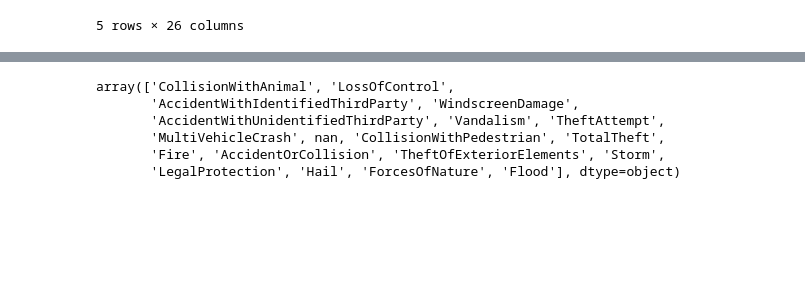
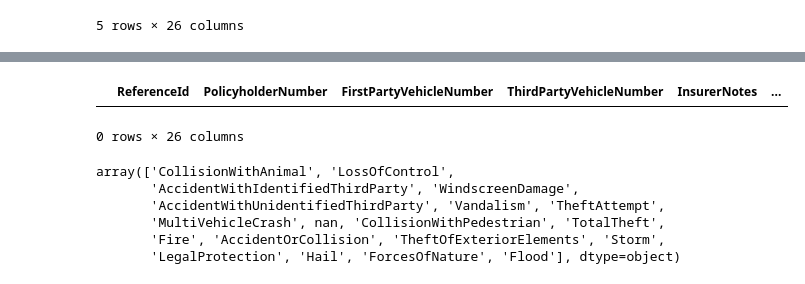
Before and after one commit to jill-data/DL-Insurance-Fraud-Detection, a Jupyter notebook: DT RF models.ipynb, the cells around one changed output, grey strips where cells are left out. Saved outputs shown, nothing was run; the diff lists cells and outputs as text; code cells hidden in the pictures; blank space fills up the shorter version.

```diff
--- a/DT RF models.ipynb
+++ b/DT RF models.ipynb
@@ -47 +116,8 @@ df_insurance_claims.head()
+# %%
+# checking if there are any claims where the vehicle numbers of the first and thrid parties are the same.
+# There are none
+df_insurance_claims.loc[df_insurance_claims["FirstPartyVehicleNumber"]==df_insurance_claims['ThirdPartyVehicleNumber']]
+# %% [output]
+|  | ReferenceId | PolicyholderNumber | FirstPartyVehicleNumber | ThirdPartyVehicleNumber | InsurerNotes | ... |
+0 rows × 26 columns
 # %%
```
Also changed, not shown: parts of 20 cells of this notebook, 1 other file.
